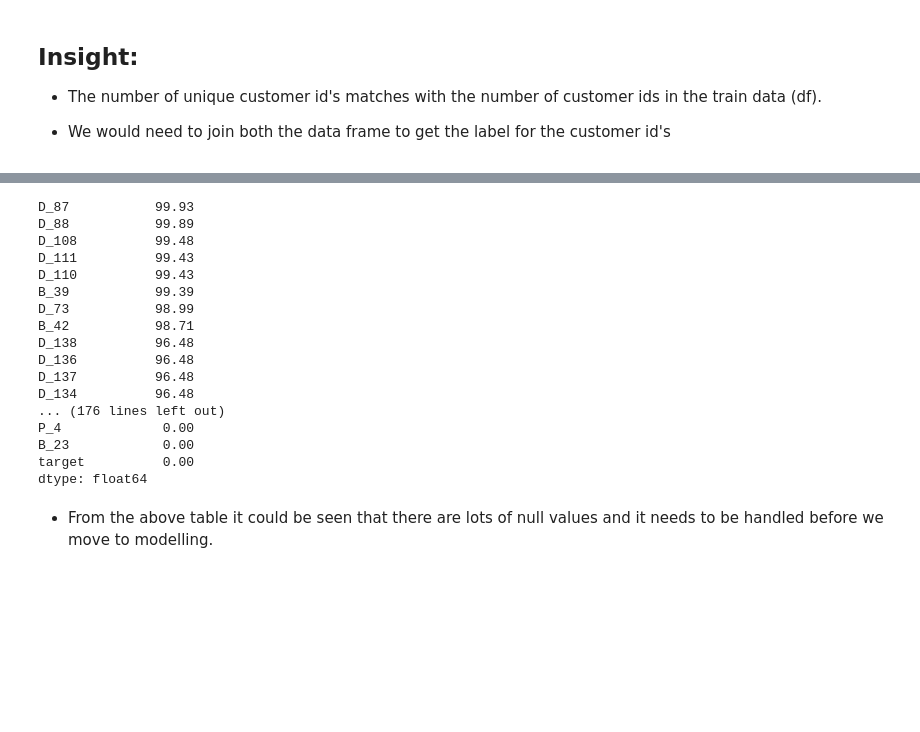
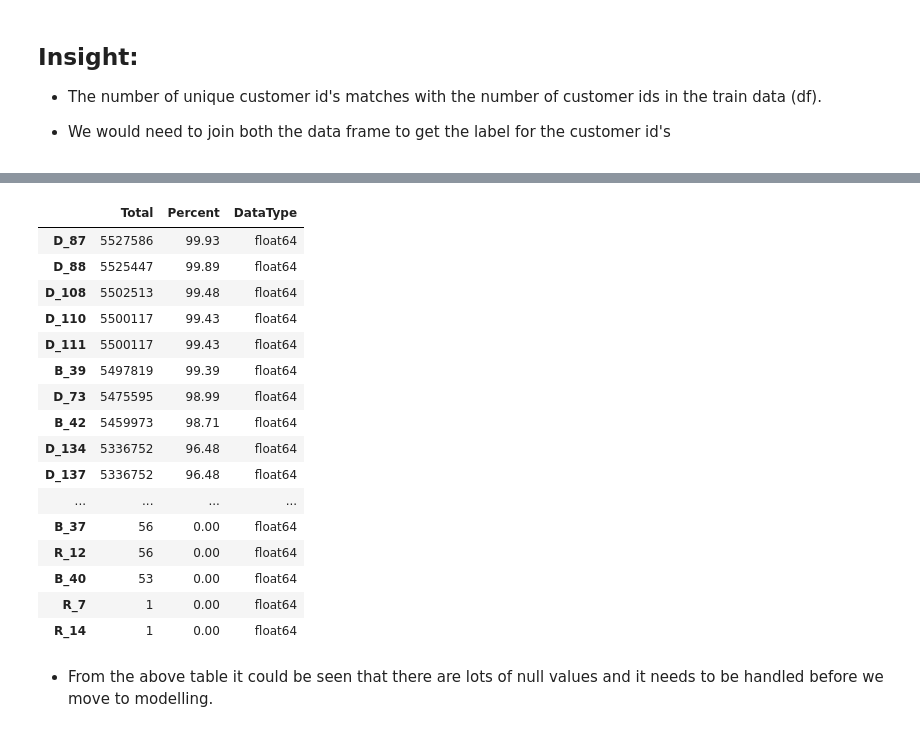
Before and after one commit to Arindam1711/AMEX-Default-_Prediction, a Jupyter notebook: AMEX-EDA.ipynb, the cells around one changed output, grey strips where cells are left out. Saved outputs shown, nothing was run; the diff lists cells and outputs as text; code cells hidden in the pictures; blank space fills up the shorter version.

```diff
--- a/AMEX-EDA.ipynb
+++ b/AMEX-EDA.ipynb
@@ -113,24 +112,34 @@ null_perc=round((new_df.isnull().sum()/new_df.shape[0])*100,2)
-# %%
-##checking the rows with high null values
-null_perc.sort_values(ascending=False)
-# %% [output]
-D_87           99.93
-D_88           99.89
-D_108          99.48
-D_111          99.43
-D_110          99.43
-B_39           99.39
-D_73           98.99
-B_42           98.71
-D_138          96.48
-D_136          96.48
-D_137          96.48
-D_134          96.48
-... (176 lines left out)
-P_4             0.00
-B_23            0.00
-target          0.00
-dtype: float64
+# %%
+# Function to check the missing values, percentage and data types of the variable
+def missing_data(data):
+    total = data.isnull().sum()
+    percent = (data.isnull().sum()/data.isnull().count()*100).round(2)
+    dtype = data.dtypes
+    miss = pd.concat([total, percent,dtype], axis=1, keys=['Total', 'Percent','DataType'])
+    miss = miss[miss['Total']!=0]
+    return(miss.sort_values(by='Total',ascending=False))
+# %%
+missing_df=missing_data(df)
+# %%
+missing_df
+# %% [output]
+|  | Total | Percent | DataType |
+| D_87 | 5527586 | 99.93 | float64 |
+| D_88 | 5525447 | 99.89 | float64 |
+| D_108 | 5502513 | 99.48 | float64 |
+| D_110 | 5500117 | 99.43 | float64 |
+| D_111 | 5500117 | 99.43 | float64 |
+| B_39 | 5497819 | 99.39 | float64 |
+| D_73 | 5475595 | 98.99 | float64 |
+| B_42 | 5459973 | 98.71 | float64 |
+| D_134 | 5336752 | 96.48 | float64 |
+| D_137 | 5336752 | 96.48 | float64 |
+| ... | ... | ... | ... |
+| B_37 | 56 | 0.00 | float64 |
+| R_12 | 56 | 0.00 | float64 |
+| B_40 | 53 | 0.00 | float64 |
+| R_7 | 1 | 0.00 | float64 |
+| R_14 | 1 | 0.00 | float64 |
 # %% [markdown]
 - From the above table it  could be seen that there are lots of null values and it needs to be handled before we move to modelling.
 # %%
```
Also changed, not shown: parts of 38 cells of this notebook.
